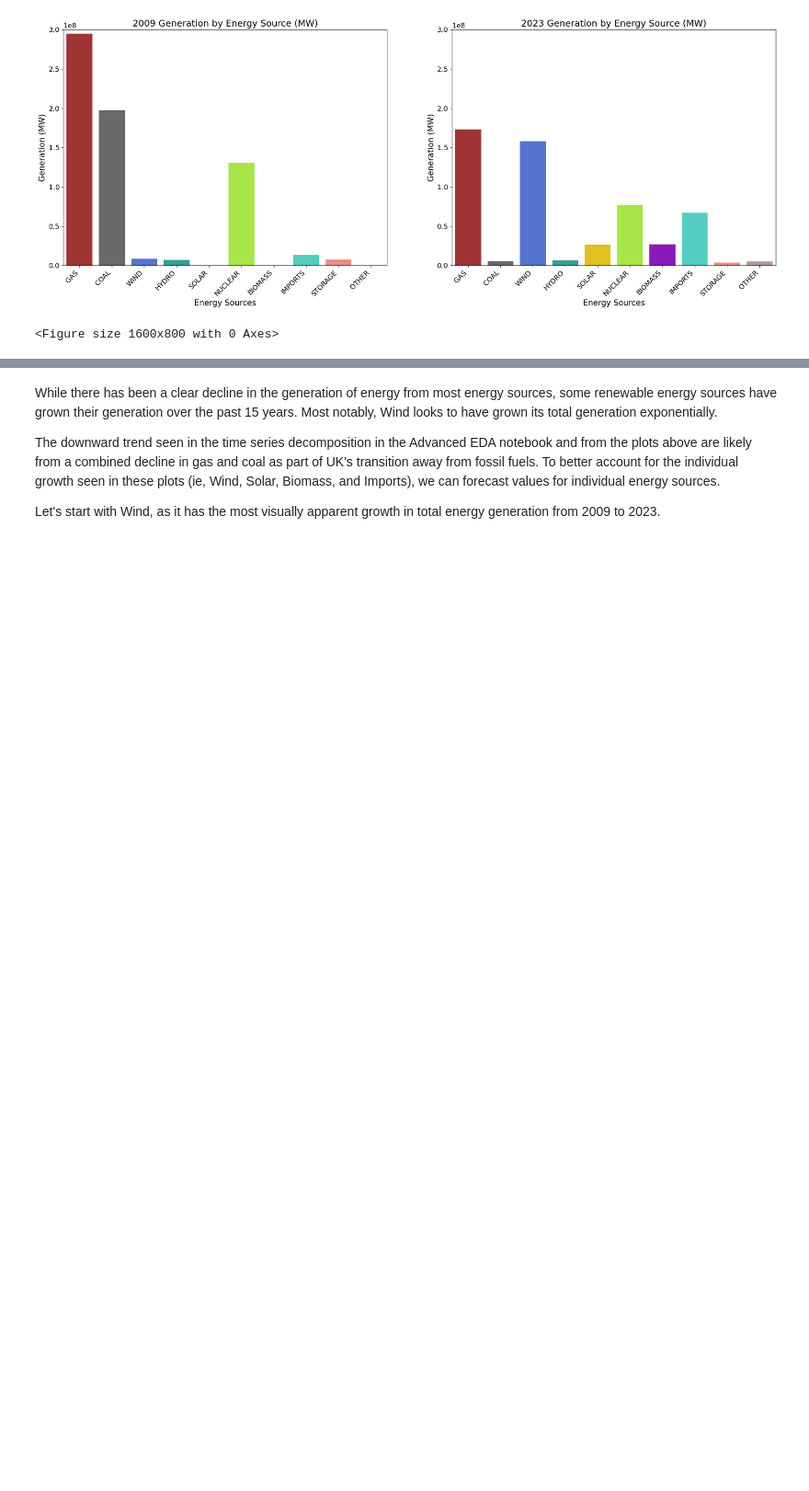
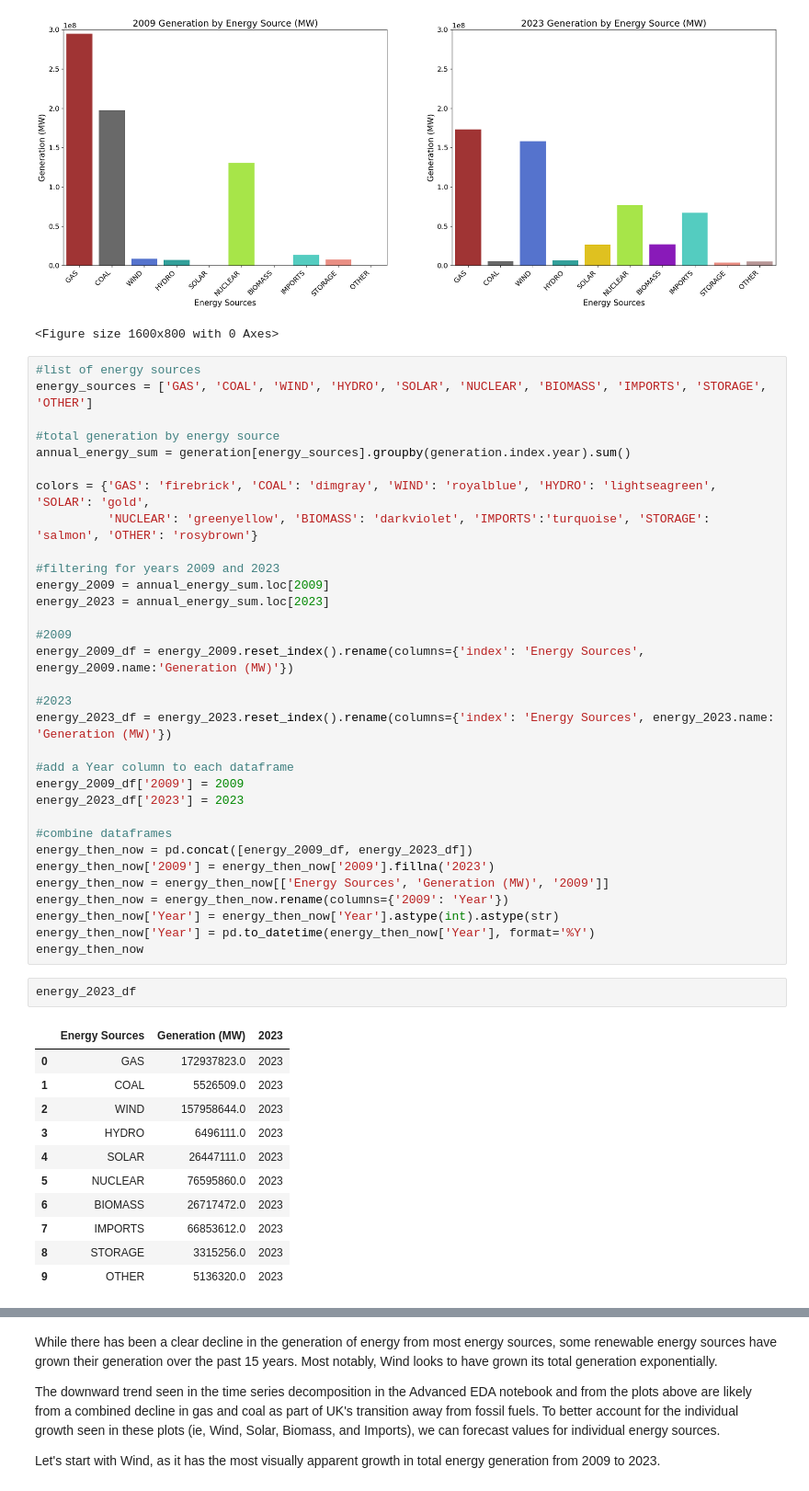
Before and after one commit to oregontoni/energy-time-series-analysis, a Jupyter notebook: 3_Toni_Chan_capstone_iterative_modelling.ipynb, the cells around one changed output, grey strips where cells are left out. Shown at 92% size. Cells and saved outputs as stored; diff of their text form; blank space fills up the shorter version.

```diff
--- a/3_Toni_Chan_capstone_iterative_modelling.ipynb
+++ b/3_Toni_Chan_capstone_iterative_modelling.ipynb
@@ -1361,3 +1361,49 @@ plt.savefig('2009_2023_gen_by_source.png', dpi=300)
 # %% [output]
 [figure]
 <Figure size 1600x800 with 0 Axes>
+# %%
+#list of energy sources
+energy_sources = ['GAS', 'COAL', 'WIND', 'HYDRO', 'SOLAR', 'NUCLEAR', 'BIOMASS', 'IMPORTS', 'STORAGE', 'OTHER']
+
+#total generation by energy source
+annual_energy_sum = generation[energy_sources].groupby(generation.index.year).sum()
+
+colors = {'GAS': 'firebrick', 'COAL': 'dimgray', 'WIND': 'royalblue', 'HYDRO': 'lightseagreen', 'SOLAR': 'gold',
+          'NUCLEAR': 'greenyellow', 'BIOMASS': 'darkviolet', 'IMPORTS':'turquoise', 'STORAGE': 'salmon', 'OTHER': 'rosybrown'}
+
+#filtering for years 2009 and 2023
+energy_2009 = annual_energy_sum.loc[2009]
+energy_2023 = annual_energy_sum.loc[2023]
+
+#2009
+energy_2009_df = energy_2009.reset_index().rename(columns={'index': 'Energy Sources', energy_2009.name:'Generation (MW)'})
+
+#2023
+energy_2023_df = energy_2023.reset_index().rename(columns={'index': 'Energy Sources', energy_2023.name: 'Generation (MW)'})
+
+#add a Year column to each dataframe
+energy_2009_df['2009'] = 2009
+energy_2023_df['2023'] = 2023
+
+#combine dataframes
+energy_then_now = pd.concat([energy_2009_df, energy_2023_df])
+energy_then_now['2009'] = energy_then_now['2009'].fillna('2023')
+energy_then_now = energy_then_now[['Energy Sources', 'Generation (MW)', '2009']]
+energy_then_now = energy_then_now.rename(columns={'2009': 'Year'})
+energy_then_now['Year'] = energy_then_now['Year'].astype(int).astype(str)
+energy_then_now['Year'] = pd.to_datetime(energy_then_now['Year'], format='%Y')
+energy_then_now
+# %%
+energy_2023_df
+# %% [output]
+|  | Energy Sources | Generation (MW) | 2023 |
+| 0 | GAS | 172937823.0 | 2023 |
+| 1 | COAL | 5526509.0 | 2023 |
+| 2 | WIND | 157958644.0 | 2023 |
+| 3 | HYDRO | 6496111.0 | 2023 |
+| 4 | SOLAR | 26447111.0 | 2023 |
+| 5 | NUCLEAR | 76595860.0 | 2023 |
+| 6 | BIOMASS | 26717472.0 | 2023 |
+| 7 | IMPORTS | 66853612.0 | 2023 |
+| 8 | STORAGE | 3315256.0 | 2023 |
+| 9 | OTHER | 5136320.0 | 2023 |
```
Also changed, not shown: parts of 10 cells of this notebook, 9 other files.
